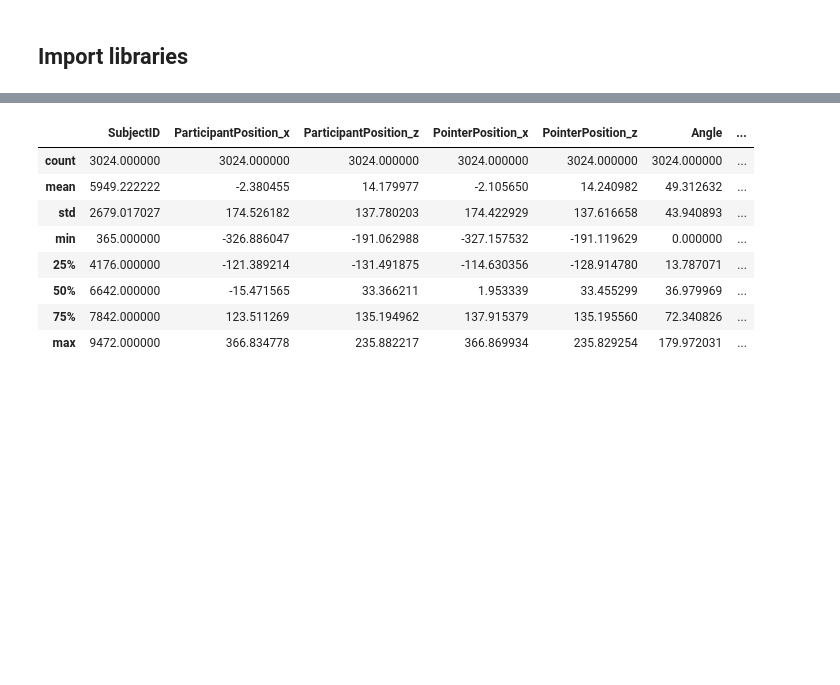
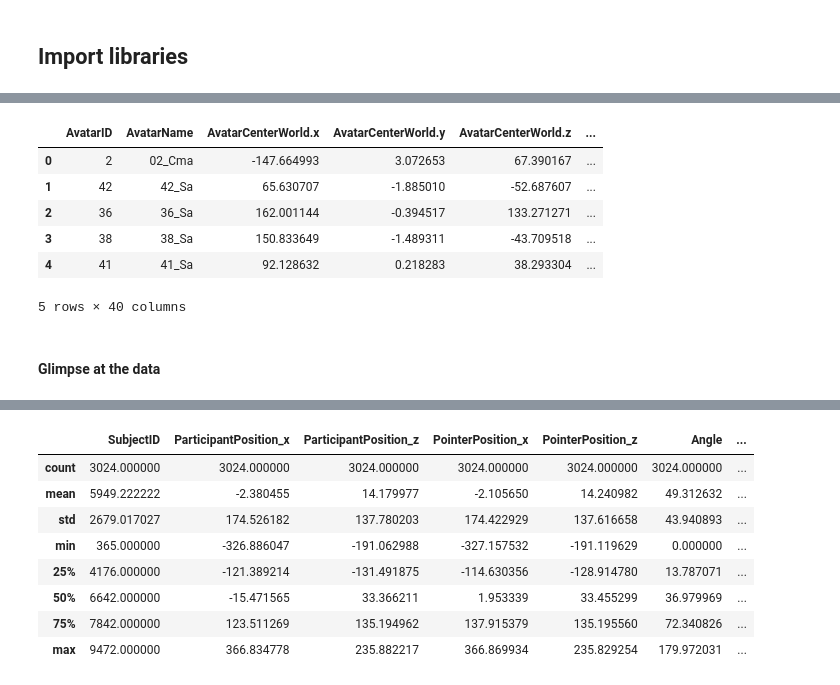
Before and after one commit to nora-maleki/humanA-pointing-task-analysis, a Jupyter notebook: analyses/01_main/01_preprocessing.ipynb, the cells around one changed output, grey strips where cells are left out. Cells and saved outputs as stored; diff of their text form; code cells hidden in the pictures; blank space fills up the shorter version.

```diff
--- a/analyses/01_main/01_preprocessing.ipynb
+++ b/analyses/01_main/01_preprocessing.ipynb
@@ -28,3 +44,15 @@ dataset.head()
+# %%
+avatar_info.head()
+# %% [output]
+|  | AvatarID | AvatarName | AvatarCenterWorld.x | AvatarCenterWorld.y | AvatarCenterWorld.z | ... |
+| 0 | 2 | 02_Cma | -147.664993 | 3.072653 | 67.390167 | ... |
+| 1 | 42 | 42_Sa | 65.630707 | -1.885010 | -52.687607 | ... |
+| 2 | 36 | 36_Sa | 162.001144 | -0.394517 | 133.271271 | ... |
+| 3 | 38 | 38_Sa | 150.833649 | -1.489311 | -43.709518 | ... |
+| 4 | 41 | 41_Sa | 92.128632 | 0.218283 | 38.293304 | ... |
+5 rows × 40 columns
+# %% [markdown]
+#### Glimpse at the data
 # %%
 dataset.info(verbose=True, show_counts=True)
 # %% [output]
```
Also changed, not shown: parts of 19 cells of this notebook.
